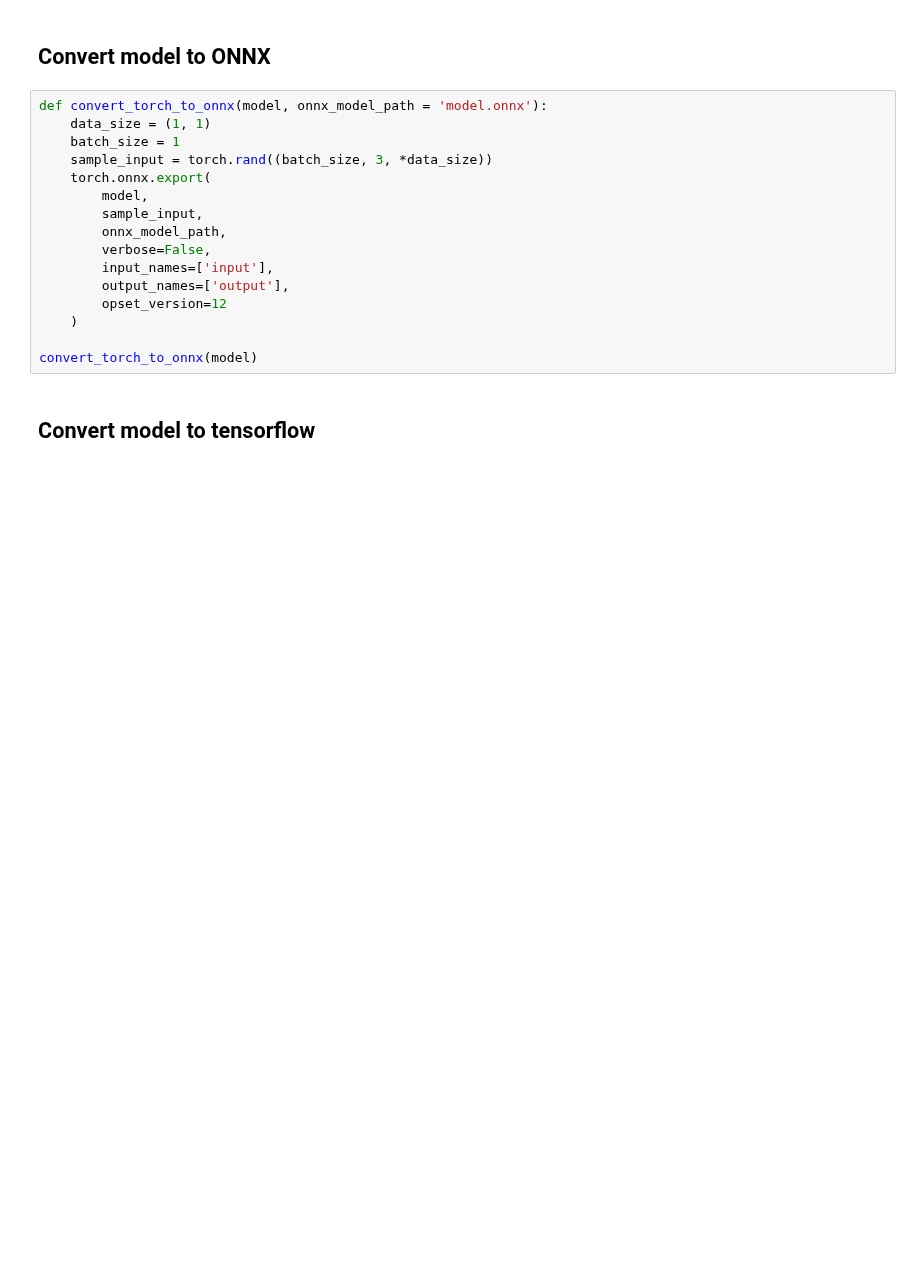
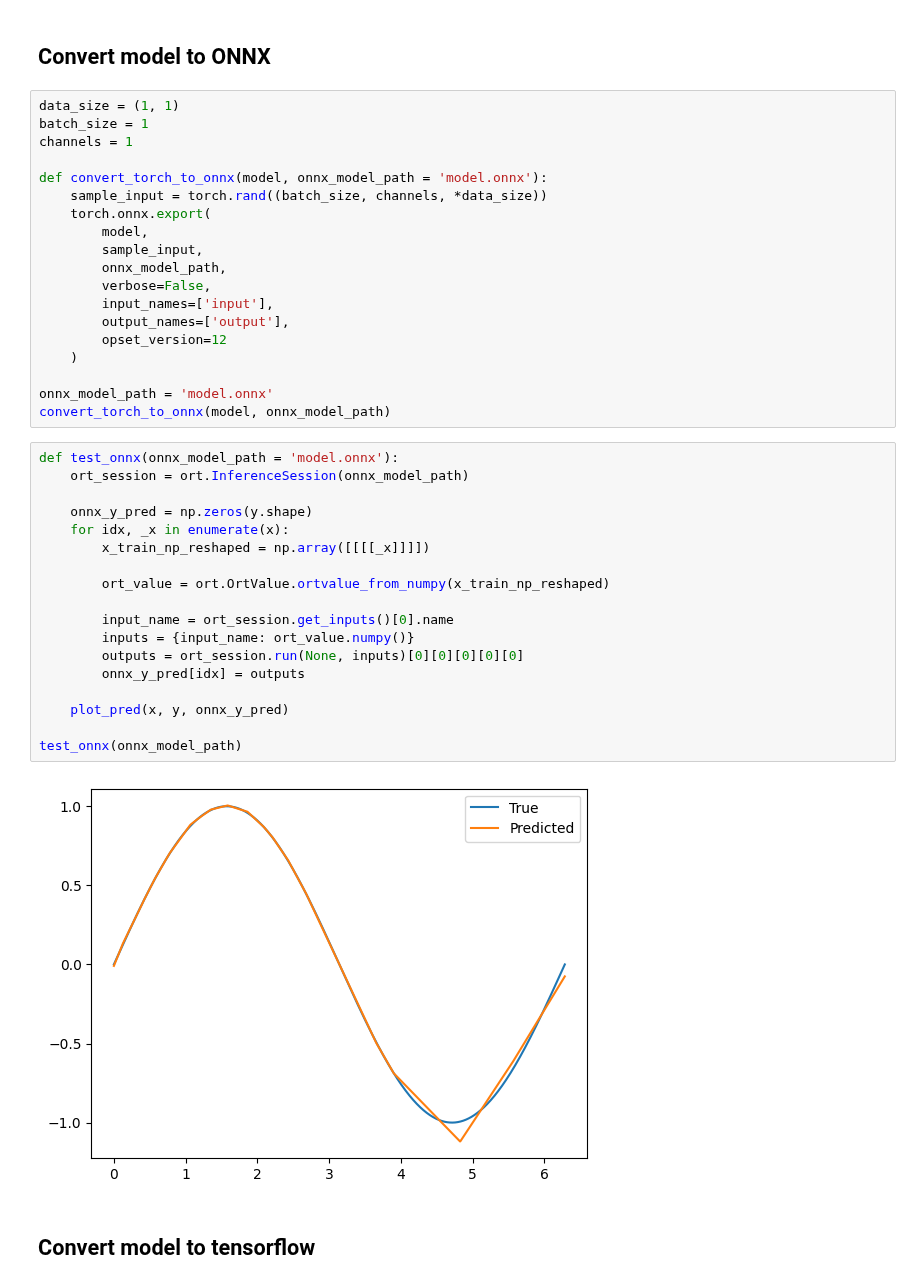
Before and after one commit to runeharlyk/SpotMicroESP32-Leika, a Jupyter notebook: esp32/neural_network.ipynb, the cells around one changed output. Cells and saved outputs as stored; diff of their text form; blank space fills up the shorter version.

```diff
--- a/esp32/neural_network.ipynb
+++ b/esp32/neural_network.ipynb
@@ -49,10 +46,12 @@ plt.show()
 # %% [markdown]
 ## Convert model to ONNX
 # %%
+data_size = (1, 1)
+batch_size = 1
+channels = 1
+
 def convert_torch_to_onnx(model, onnx_model_path = 'model.onnx'):
-    data_size = (1, 1)
-    batch_size = 1
-    sample_input = torch.rand((batch_size, 3, *data_size))
+    sample_input = torch.rand((batch_size, channels, *data_size))
     torch.onnx.export(
         model,
         sample_input,
@@ -63,7 +62,28 @@ def convert_torch_to_onnx(model, onnx_model_path = 'model.onnx'):
         opset_version=12
     )
 
-convert_torch_to_onnx(model)
+onnx_model_path = 'model.onnx'
+convert_torch_to_onnx(model, onnx_model_path)
+# %%
+def test_onnx(onnx_model_path = 'model.onnx'):
+    ort_session = ort.InferenceSession(onnx_model_path)
+
+    onnx_y_pred = np.zeros(y.shape)
+    for idx, _x in enumerate(x):
+        x_train_np_reshaped = np.array([[[[_x]]]])
+
+        ort_value = ort.OrtValue.ortvalue_from_numpy(x_train_np_reshaped)
+
+        input_name = ort_session.get_inputs()[0].name
+        inputs = {input_name: ort_value.numpy()}
+        outputs = ort_session.run(None, inputs)[0][0][0][0][0]
+        onnx_y_pred[idx] = outputs
+
+    plot_pred(x, y, onnx_y_pred)
+
+test_onnx(onnx_model_path)
+# %% [output]
+[figure, added]
 # %% [markdown]
 ## Convert model to tensorflow
 # %%
```
Also changed, not shown: parts of 9 cells of this notebook.
